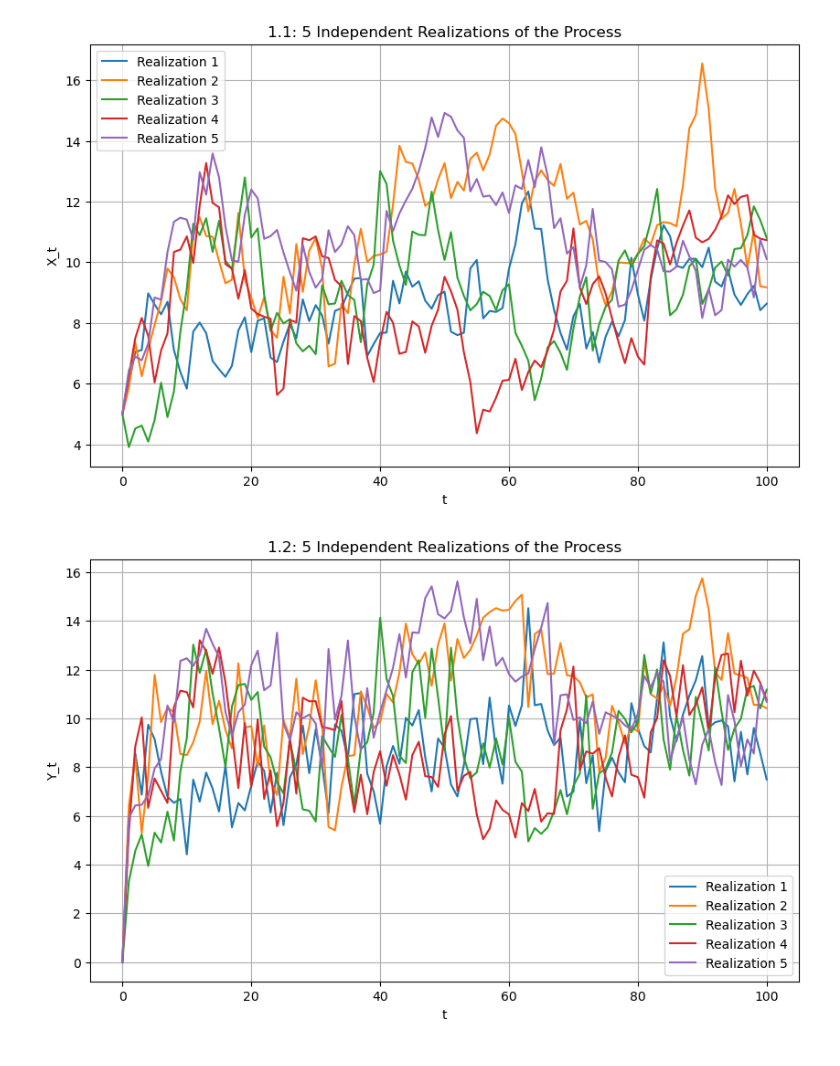
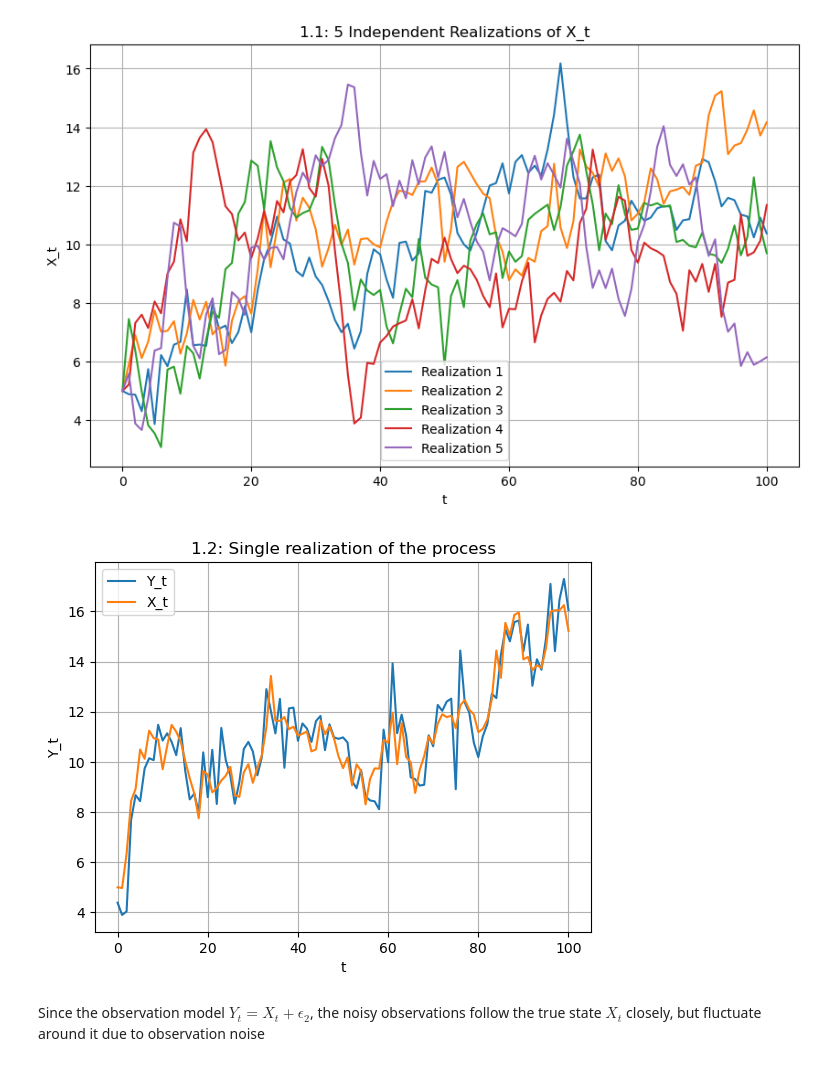
Before and after one commit to Harborg1/Time-Series-Analysis, a Jupyter notebook: Assignment 4/Assignment_4_Christian.ipynb, the cells around one changed output. Saved outputs shown, nothing was run; the diff lists cells and outputs as text; code cells hidden in the pictures.

```diff
--- a/Assignment 4/Assignment_4_Christian.ipynb
+++ b/Assignment 4/Assignment_4_Christian.ipynb
@@ -3,65 +3,81 @@ import numpy as np
 import matplotlib.pyplot as plt
 # %%
 
-# Parameters
-
-# 1.1 and 1.2
+# 1.1
 
 a = 0.9
 b = 1
 sigma1 = 1
-sigma2 = 1
 X0 = 5
 n = 100
 num_realizations = 5
-seed = 42
-
+seed = 1
 # Set random seed
 np.random.seed(seed)
 
 # Store all trajectories
 X_t = np.zeros((num_realizations, n + 1))
 Y_t = np.zeros((num_realizations, n + 1))
 X_t[:, 0] = X0
 
 
 for i in range(num_realizations):
-    for t in range(1, n + 1):
+    for t in range(0, n+1):
         e_1_t = np.random.normal(0, sigma1)
-        e_2_t = np.random.normal(0,sigma2)
-        X_t[i, t] = a * X_t[i, t - 1] + b + e_1_t
-        Y_t[i,t] = X_t[i,t]+e_2_t
-
+        if t == 0:
+            X_t[i,t] = X0
+        else:
+            X_t[i, t] = a * X_t[i, t - 1] + b + e_1_t
 
 # Time axis
 time = np.arange(n + 1)
 
 # Plot all 5 trajectories
 plt.figure(figsize=(10, 6))
 for i in range(num_realizations):
     plt.plot(time, X_t[i], label=f"Realization {i+1}")
 
 
-plt.title("1.1: 5 Independent Realizations of the Process")
+plt.title("1.1: 5 Independent Realizations of X_t")
 plt.xlabel("t")
 plt.ylabel("X_t")
 plt.legend()
 plt.grid(True)
 plt.show()
 plt.close()
-
-# Plot all 5 trajectories
-plt.figure(figsize=(10, 6))
-
-for i in range(num_realizations):
-    plt.plot(time, Y_t[i], label=f"Realization {i+1}")
-
-plt.title("1.2: 5 Independent Realizations of the Process")
-plt.xlabel("t")
-plt.ylabel("Y_t")
-plt.legend()
-plt.grid(True)
-plt.show()
 # %% [output]
-[figure, old version]
+[figure, new version]
-[figure, removed]
+# %%
+# 1.2
+np.random.seed(seed)
+
+sigma2 = 1
+
+num_realizations = 1
+
+for i in range(num_realizations):
+    for t in range(0, n+1):
+        e_1_t = np.random.normal(0, sigma1)
+        if t == 0:
+            X_t[i,t] = X0
+        else:
+            X_t[i, t] = a * X_t[i, t - 1] + b + e_1_t
+
+        e_2_t = np.random.normal(0,sigma2)
+        Y_t[i,t] = X_t[i,t] +e_2_t
+
+
+for i in range(num_realizations):
+    plt.plot(time, Y_t[i],label = "Y_t")
+    plt.plot(time,X_t[i],label = "X_t")
+
+plt.title("1.2: Single realization of the process")
+plt.xlabel("t")
+plt.ylabel("Y_t")
+plt.legend()
+plt.grid(True)
+plt.show()
+# %% [output]
+[figure, added]
+# %% [markdown]
+Since the observation model $Y_t = X_t + \epsilon_2$, the noisy observations follow the true state $X_t$ closely, but fluctuate around it due to observation noise
```
Also changed, not shown: 1 other file.
